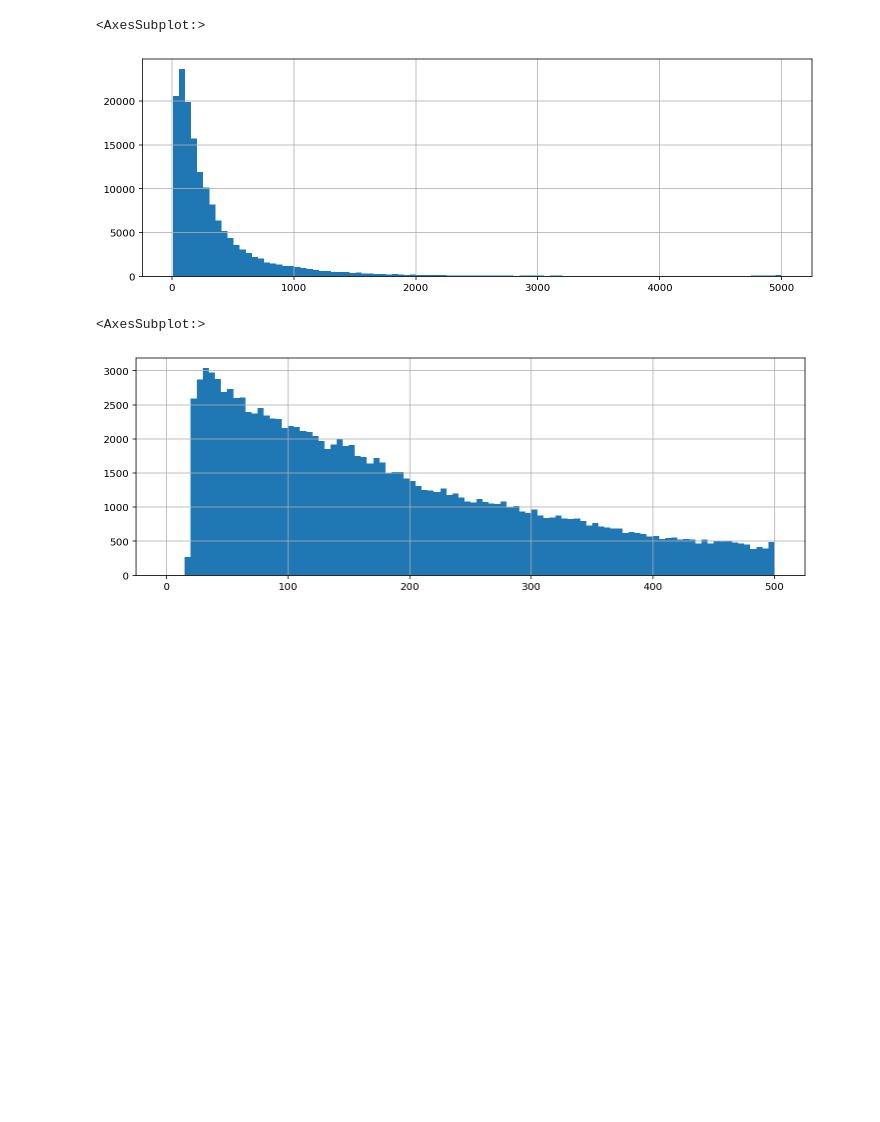
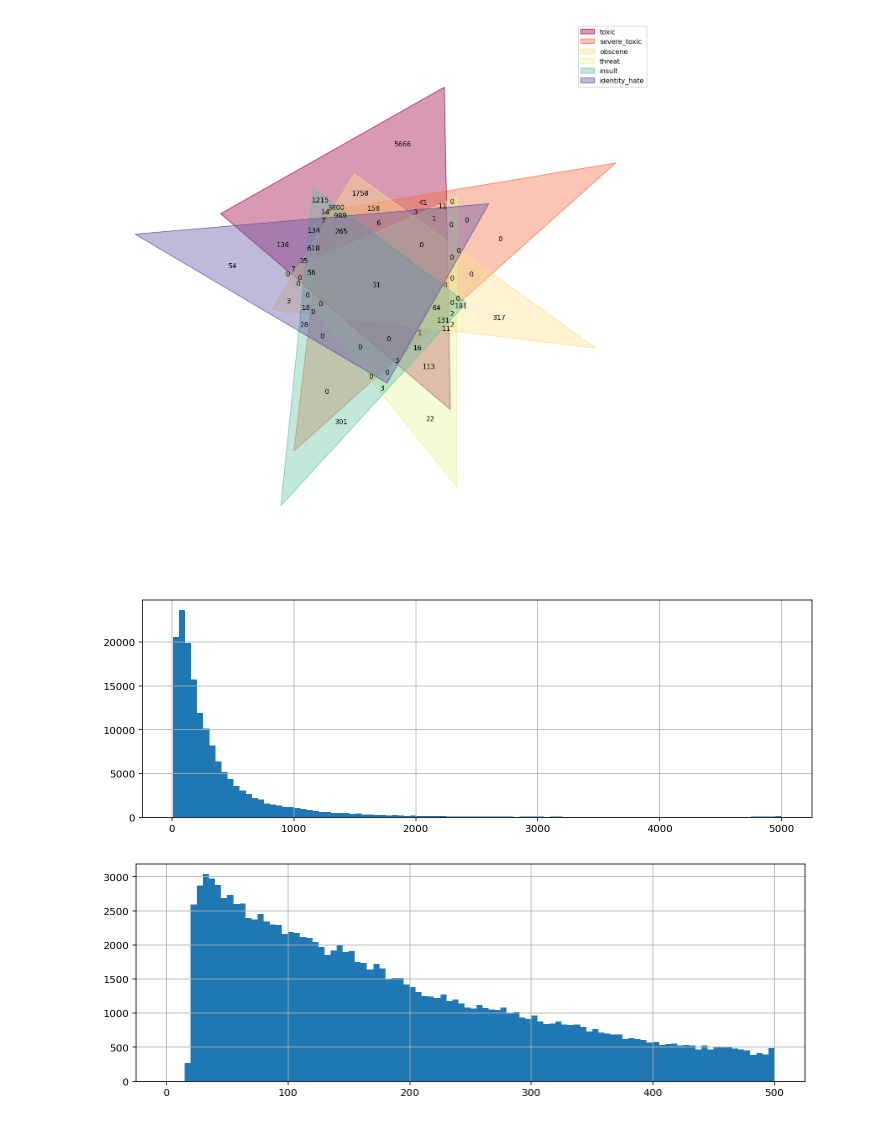
Before and after one commit to myurasov/Kaggle-Toxic, a Jupyter notebook: src/explore-data-1.ipynb, the cells around one changed output. Drawn from its saved outputs; the diff is of its cells as text; code cells hidden in the pictures; blank space fills up the shorter version.

```diff
--- a/src/explore-data-1.ipynb
+++ b/src/explore-data-1.ipynb
@@ -56,0 +28,35 @@ The facts:
+# %%
+# sample comments of each type
+
+num_comments = 2
+max_len = 80
+
+t = prettytable.PrettyTable(['id', 'comment_type', 'comment_text', 'length'])
+t.align = 'l'
+t.hrules = prettytable.ALL
+
+classes = list(df.columns[2:])
+df_neutral = df
+
+for c in classes:
+    df_current = df.loc[df[c] == 1]
+    df_neutral = df_neutral.loc[df_neutral[c] == 0]
+    for _ in range(num_comments):
+        id = df_current.sample().values[0][0]
+        comment_text = df_current.sample().values[0][1]
+        t.add_row(
+            [id, c,
+             textwrap.shorten(comment_text, max_len),
+             len(comment_text)])
+
+# neutral comments
+for _ in range(num_comments):
+    id = df_neutral.sample().values[0][0]
+    comment_text = df_neutral.sample().values[0][1]
+    t.add_row([
+        id, '<neutral>',
+        textwrap.shorten(comment_text, max_len),
+        len(comment_text)
+    ])
+
+print(t)
@@ -105,12 +110,22 @@ a
+# %%
+# venn diagram for comment type intersections
+
+classes = list(df.columns[2:])
+venn_dict = {}
+
+for c in classes:
+    venn_dict[c] = set(df.loc[df[c] == 1]['id'].to_numpy())
+
+venn(venn_dict, cmap="Spectral", fontsize=8, figsize=(12, 12));
+# %% [output]
+[figure, added]
 # %%
 # histograms of text lengths
 # %%
-train_df.comment_text.str.len().hist(bins=100, figsize=(12, 4))
+df.comment_text.str.len().hist(bins=100, figsize=(12, 4));
 # %% [output]
-<AxesSubplot:>
 [figure]
 # %%
-train_df.comment_text.str.len().hist(bins=100, figsize=(12, 4), range=(0, 500))
+df.comment_text.str.len().hist(bins=100, figsize=(12, 4), range=(0, 500));
 # %% [output]
-<AxesSubplot:>
 [figure]
```
Also changed, not shown: parts of 8 cells of this notebook, 1 other file.
